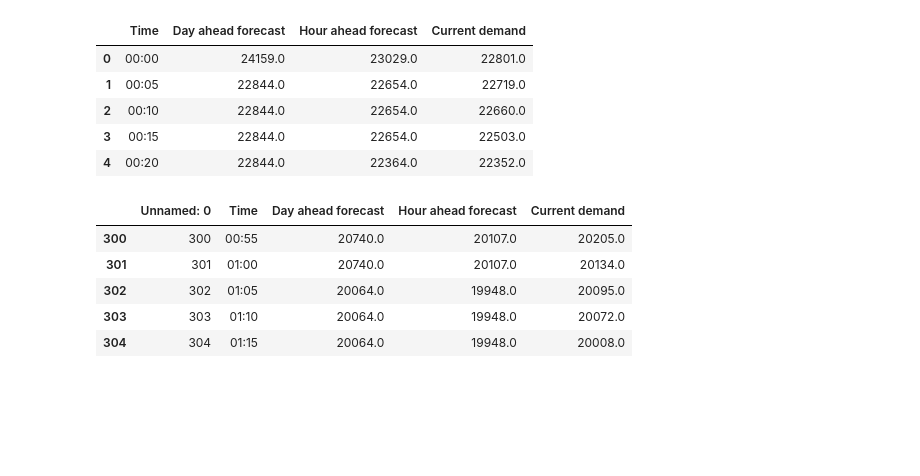
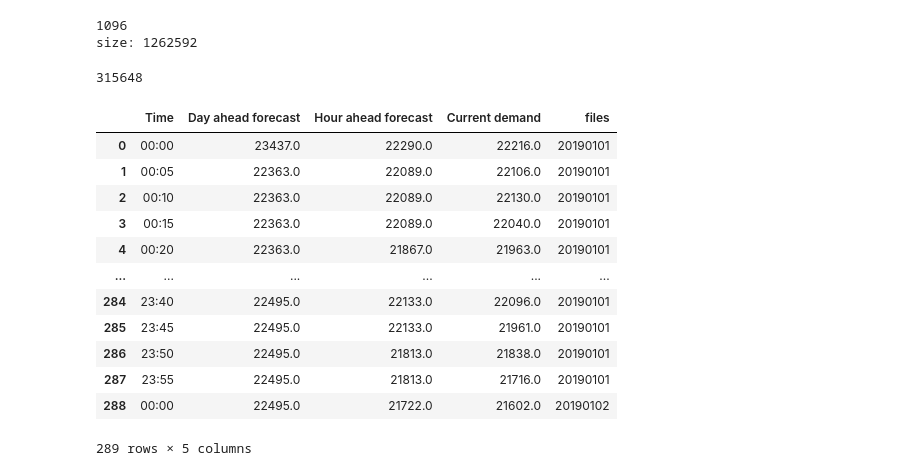
Before and after one commit to dairuinz/data_mining, a Jupyter notebook: data_mining_1.ipynb, the cells around one changed output. Drawn from its saved outputs; the diff is of its cells as text; code cells hidden in the pictures; blank space fills up the shorter version.

```diff
--- a/data_mining_1.ipynb
+++ b/data_mining_1.ipynb
@@ -2,35 +2,59 @@
 import pandas as pd
 import os
 import glob
+from pathlib import Path
 
 csvs = []
 parent_dir = 'demand'
 for csv_file in glob.glob(os.path.join(parent_dir, '*.csv')):
     csvs.append(csv_file)
 
+files = []
 li = []
-for filename in csvs:
+for filename in sorted(csvs):
+    files.append(Path(os.path.splitext(filename)[0]).stem)
     df = pd.read_csv(filename, index_col=None, header=0)
+    df.drop(df.tail(1).index,inplace=True)
     li.append(df)
 
 df = pd.concat(li, axis=0, ignore_index=True)
 os.makedirs('Data', exist_ok=True)
 df.to_csv('Data/demand.csv')
 df.head()
+
+files = list(map(int, files))
+# print(*files[:5], sep='\n')
+print(len(files))
+print('size: ', df.size, sep='')
 # %% [output]
-|  | Time | Day ahead forecast | Hour ahead forecast | Current demand |
-| 0 | 00:00 | 24159.0 | 23029.0 | 22801.0 |
-| 1 | 00:05 | 22844.0 | 22654.0 | 22719.0 |
-| 2 | 00:10 | 22844.0 | 22654.0 | 22660.0 |
-| 3 | 00:15 | 22844.0 | 22654.0 | 22503.0 |
-| 4 | 00:20 | 22844.0 | 22364.0 | 22352.0 |
+1096
+size: 1262592
-# %%
-df = pd.read_csv('Data/demand.csv')
-df[300:305]
-# %% [output]
-|  | Unnamed: 0 | Time | Day ahead forecast | Hour ahead forecast | Current demand |
-| 300 | 300 | 00:55 | 20740.0 | 20107.0 | 20205.0 |
-| 301 | 301 | 01:00 | 20740.0 | 20107.0 | 20134.0 |
-| 302 | 302 | 01:05 | 20064.0 | 19948.0 | 20095.0 |
-| 303 | 303 | 01:10 | 20064.0 | 19948.0 | 20072.0 |
-| 304 | 304 | 01:15 | 20064.0 | 19948.0 | 20008.0 |
+# %%
+df = pd.read_csv('Data/demand.csv')
+df = df.drop(columns='Unnamed: 0')
+
+f_files = []
+for f in files:
+  for i in range(288):
+    f_files.append(f)
+
+
+print(len(f_files))
+df['files'] = f_files
+
+df.head(289)
+# %% [output]
+315648
+|  | Time | Day ahead forecast | Hour ahead forecast | Current demand | files |
+| 0 | 00:00 | 23437.0 | 22290.0 | 22216.0 | 20190101 |
+| 1 | 00:05 | 22363.0 | 22089.0 | 22106.0 | 20190101 |
+| 2 | 00:10 | 22363.0 | 22089.0 | 22130.0 | 20190101 |
+| 3 | 00:15 | 22363.0 | 22089.0 | 22040.0 | 20190101 |
+| 4 | 00:20 | 22363.0 | 21867.0 | 21963.0 | 20190101 |
+| ... | ... | ... | ... | ... | ... |
+| 284 | 23:40 | 22495.0 | 22133.0 | 22096.0 | 20190101 |
+| 285 | 23:45 | 22495.0 | 22133.0 | 21961.0 | 20190101 |
+| 286 | 23:50 | 22495.0 | 21813.0 | 21838.0 | 20190101 |
+| 287 | 23:55 | 22495.0 | 21813.0 | 21716.0 | 20190101 |
+| 288 | 00:00 | 22495.0 | 21722.0 | 21602.0 | 20190102 |
+289 rows × 5 columns
```
Also changed, not shown: parts of 12 cells of this notebook.
